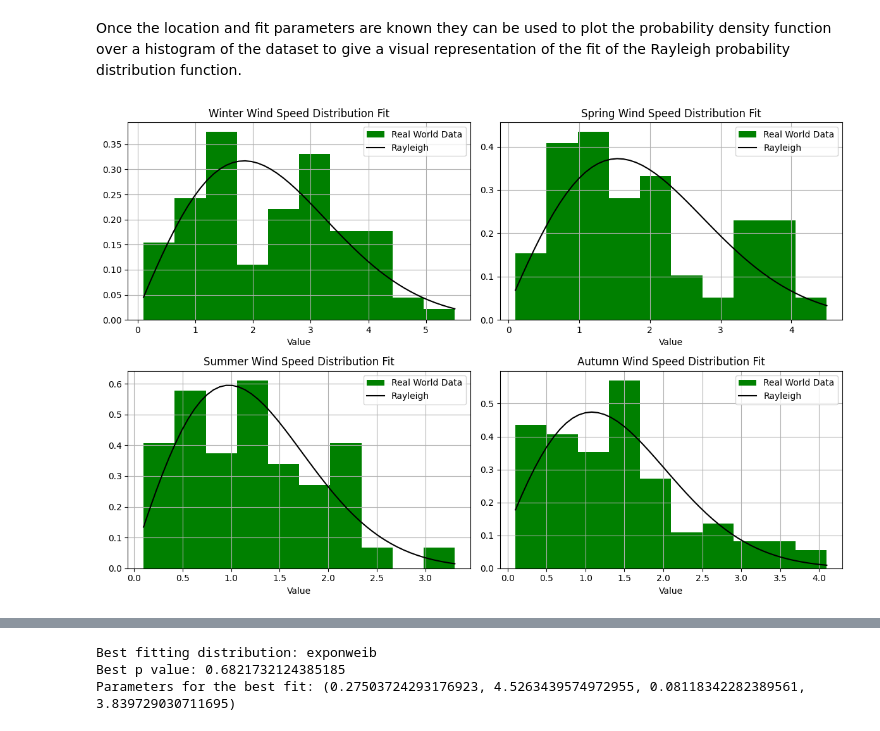
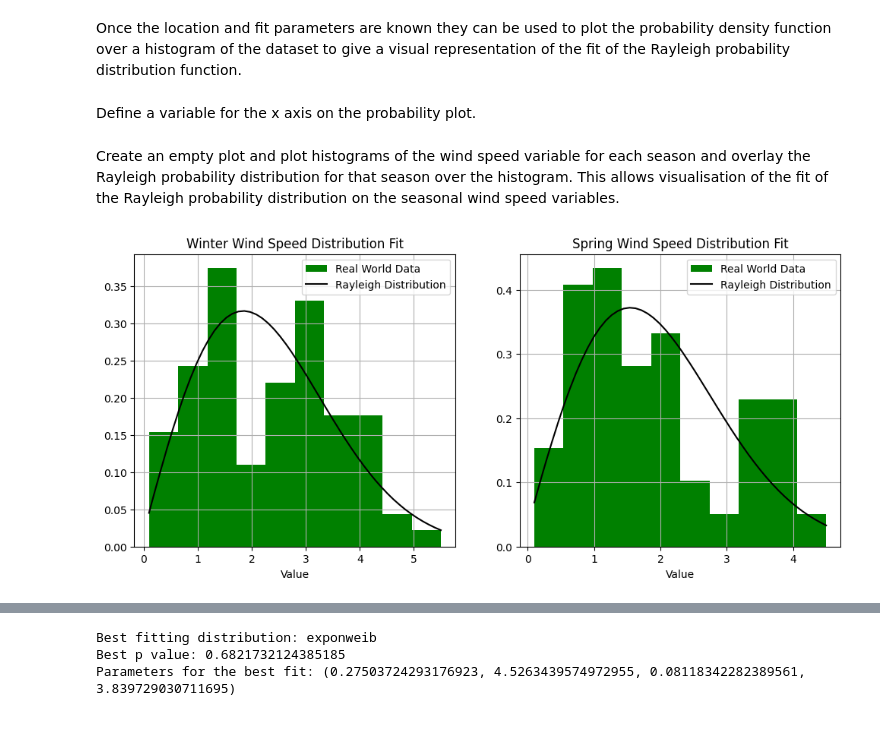
Before and after one commit to humphs078/ProgrammingforDataAnalysisAssignment_1, a Jupyter notebook: submission_notebook.ipynb, the cells around one changed output, grey strips where cells are left out. Saved outputs shown, nothing was run; the diff lists cells and outputs as text; code cells hidden in the pictures.

Commit message:
Notebook tidy up. Wind speed analysis close out.

```diff
--- a/submission_notebook.ipynb
+++ b/submission_notebook.ipynb
@@ -400,3 +411,5 @@ summer_loc, summer_scale = stats.rayleigh.fit(summer['wind_speed_m_s'])
 autumn_loc, autumn_scale = stats.rayleigh.fit(autumn['wind_speed_m_s'])
 # %% [markdown]
 Once the location and fit parameters are known they can be used to plot the probability density function over a histogram of the dataset to give a visual representation of the fit of the Rayleigh probability distribution function.
+# %% [markdown]
+Define a variable for the x axis on the probability plot.
@@ -403,39 +423,21 @@ Once the location and fit parameters are known they can be used to plot the prob
+# %% [markdown]
+Create an empty plot and plot histograms of the wind speed variable for each season and overlay the Rayleigh probability distribution for that season over the histogram. This allows visualisation of the fit of the Rayleigh probability distribution on the seasonal wind speed variables.
 # %%
-# code adapted from https://stackoverflow.com/questions/63637144/python-rayleigh-fit-histogram [Accessed 15 Nov. 2023].
-
-winter_xl = np.linspace(winter['wind_speed_m_s'].min(), winter['wind_speed_m_s'].max())
-spring_xl = np.linspace(spring['wind_speed_m_s'].min(), spring['wind_speed_m_s'].max())
-summer_xl = np.linspace(summer['wind_speed_m_s'].min(), summer['wind_speed_m_s'].max())
-autumn_xl = np.linspace(winter['wind_speed_m_s'].min(), autumn['wind_speed_m_s'].max())
-
-plt.rcParams["figure.figsize"] = [12, 8]
-plt.rcParams["figure.autolayout"] = True
+# Create an empty plot.
+fig, axe = plt.subplots(1, 2, figsize=(12,5))
 
 # Display Results:
-fig, axe = plt.subplots(2, 2)
-axe[0, 0].hist(winter['wind_speed_m_s'],density=1, label="Real World Data", color='green')
-axe[0, 0].plot(winter_xl,stats.rayleigh(scale=winter_scale, loc=winter_loc).pdf(winter_xl), label="Rayleigh", color='black')
-axe[0, 0].set_title("Winter Wind Speed Distribution Fit")
-axe[0, 0].set_xlabel("Value")
-axe[0, 0].legend()
-axe[0, 0].grid()
-axe[0, 1].hist(spring['wind_speed_m_s'],density=1, label="Real World Data", color='green')
-axe[0, 1].plot(spring_xl,stats.rayleigh(scale=spring_scale, loc=spring_loc).pdf(spring_xl), label="Rayleigh", color='black')
-axe[0, 1].set_title("Spring Wind Speed Distribution Fit")
-axe[0, 1].set_xlabel("Value")
-axe[0, 1].legend()
-axe[0, 1].grid()
-axe[1, 0].hist(summer['wind_speed_m_s'],density=1, label="Real World Data", color='green')
-axe[1, 0].plot(summer_xl,stats.rayleigh(scale=summer_scale, loc=summer_loc).pdf(summer_xl), label="Rayleigh", color='black')
-axe[1, 0].set_title("Summer Wind Speed Distribution Fit")
-axe[1, 0].set_xlabel("Value")
-axe[1, 0].legend()
-axe[1, 0].grid()
-axe[1, 1].hist(autumn['wind_speed_m_s'],density=1, label="Real World Data", color='green')
-axe[1, 1].plot(autumn_xl,stats.rayleigh(scale=autumn_scale, loc=autumn_loc).pdf(autumn_xl), label="Rayleigh", color='black')
-axe[1, 1].set_title("Autumn Wind Speed Distribution Fit")
-axe[1, 1].set_xlabel("Value")
-axe[1, 1].legend()
-axe[1, 1].grid()
+axe[0].hist(winter['wind_speed_m_s'],density=1, label="Real World Data", color='green')
+axe[0].plot(winter_xl,stats.rayleigh(scale=winter_scale, loc=winter_loc).pdf(winter_xl), label="Rayleigh Distribution", color='black')
+axe[0].set_title("Winter Wind Speed Distribution Fit")
+axe[0].set_xlabel("Value")
+axe[0].legend()
+axe[0].grid()
+axe[1].hist(spring['wind_speed_m_s'],density=1, label="Real World Data", color='green')
+axe[1].plot(spring_xl,stats.rayleigh(scale=spring_scale, loc=spring_loc).pdf(spring_xl), label="Rayleigh Distribution", color='black')
+axe[1].set_title("Spring Wind Speed Distribution Fit")
+axe[1].set_xlabel("Value")
+axe[1].legend()
+axe[1].grid()
 # %% [output]
-[figure, old version]
+[figure, new version]
```
Also changed, not shown: parts of 43 cells of this notebook.
